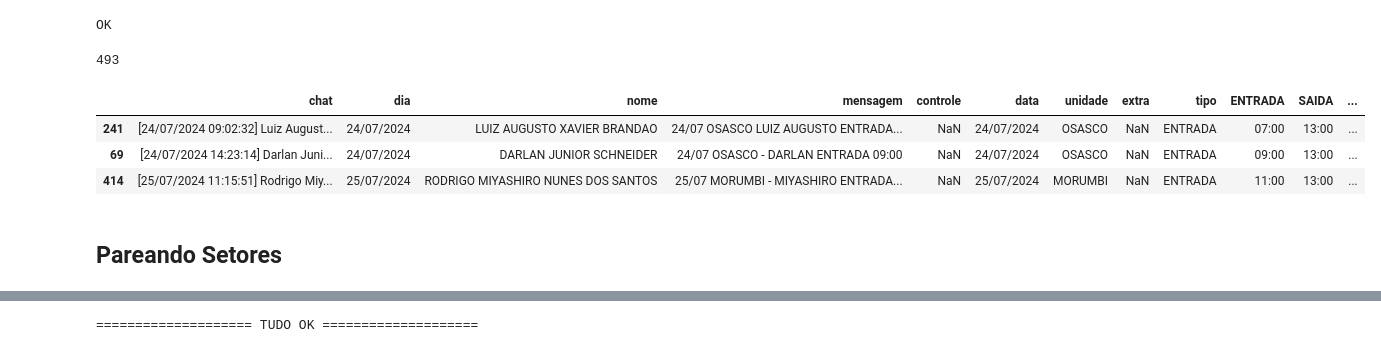
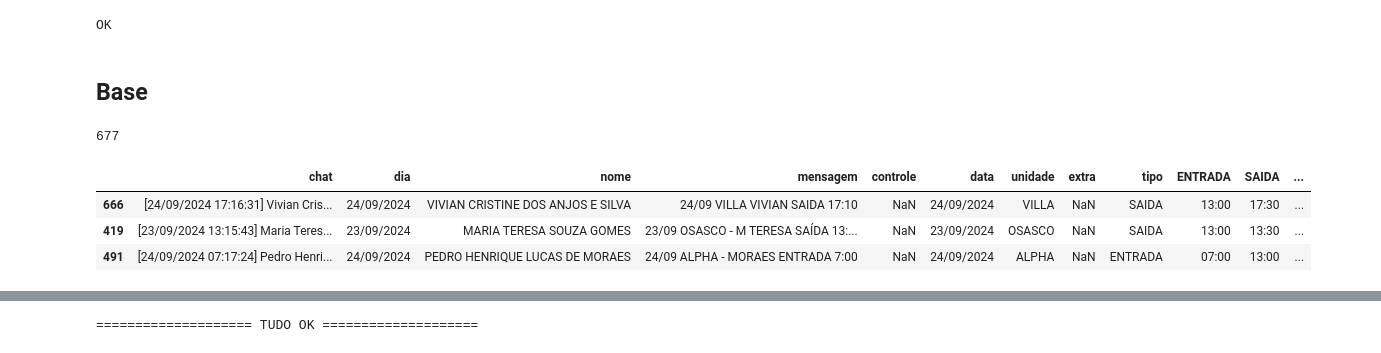
Before and after one commit to GabrielGabes/PegaPlantao, a Jupyter notebook: 2 - Criação de Plantões.ipynb, the cells around one changed output, grey strips where cells are left out. Drawn from its saved outputs; the diff is of its cells as text; code cells hidden in the pictures.

```diff
--- a/2 - Criação de Plantões.ipynb
+++ b/2 - Criação de Plantões.ipynb
@@ -167,20 +171,20 @@ scrap_unidades['unidade'] = scrap_unidades['unidade'].apply(lambda x: unidecode.
 print('OK')
 # %% [output]
 OK
+# %% [markdown]
+## Base
 # %%
 #CARREGANDO OS DADOS PARA SUBIR NO PEGA PLANTÃO
-df = pd.read_excel('df_gabs.xlsx') # df_gabs # df_continuar
+df = pd.read_excel('df_gabs.xlsx') #  # df_continuar
 df = df.sort_values(['nome', 'data']).reset_index(drop=True)
 
-df['setor'][(df['setor'] == 'FDS - C.CIRURGICO ROTINA') & (df['unidade'] == 'SANTA ISABEL')] = 'FDS - MANHA - C.CIRURGICO'
+#df['setor'][(df['setor'] == 'FDS - C.CIRURGICO ROTINA') & (df['unidade'] == 'SANTA ISABEL')] = 'FDS - MANHA - C.CIRURGICO'
 
 print(len(df))
 df.sample(3)
 # %% [output]
-493
+677
 |  | chat | dia | nome | mensagem | controle | data | unidade | extra | tipo | ENTRADA | SAIDA | ... |
-| 241 | [24/07/2024 09:02:32] Luiz August... | 24/07/2024 | LUIZ AUGUSTO XAVIER BRANDAO | 24/07 OSASCO LUIZ AUGUSTO ENTRADA... | NaN | 24/07/2024 | OSASCO | NaN | ENTRADA | 07:00 | 13:00 | ... |
-| 69 | [24/07/2024 14:23:14] Darlan Juni... | 24/07/2024 | DARLAN JUNIOR SCHNEIDER | 24/07 OSASCO - DARLAN ENTRADA 09:00 | NaN | 24/07/2024 | OSASCO | NaN | ENTRADA | 09:00 | 13:00 | ... |
-| 414 | [25/07/2024 11:15:51] Rodrigo Miy... | 25/07/2024 | RODRIGO MIYASHIRO NUNES DOS SANTOS | 25/07 MORUMBI - MIYASHIRO ENTRADA... | NaN | 25/07/2024 | MORUMBI | NaN | ENTRADA | 11:00 | 13:00 | ... |
+| 666 | [24/09/2024 17:16:31] Vivian Cris... | 24/09/2024 | VIVIAN CRISTINE DOS ANJOS E SILVA | 24/09 VILLA VIVIAN SAIDA 17:10 | NaN | 24/09/2024 | VILLA | NaN | SAIDA | 13:00 | 17:30 | ... |
+| 419 | [23/09/2024 13:15:43] Maria Teres... | 23/09/2024 | MARIA TERESA SOUZA GOMES | 23/09 OSASCO - M TERESA SAÍDA 13:... | NaN | 23/09/2024 | OSASCO | NaN | SAIDA | 13:00 | 13:30 | ... |
+| 491 | [24/09/2024 07:17:24] Pedro Henri... | 24/09/2024 | PEDRO HENRIQUE LUCAS DE MORAES | 24/09 ALPHA - MORAES ENTRADA 7:00 | NaN | 24/09/2024 | ALPHA | NaN | ENTRADA | 07:00 | 13:00 | ... |
-# %% [markdown]
-## Pareando Setores
```
Also changed, not shown: parts of 93 cells of this notebook, 19 other files.
